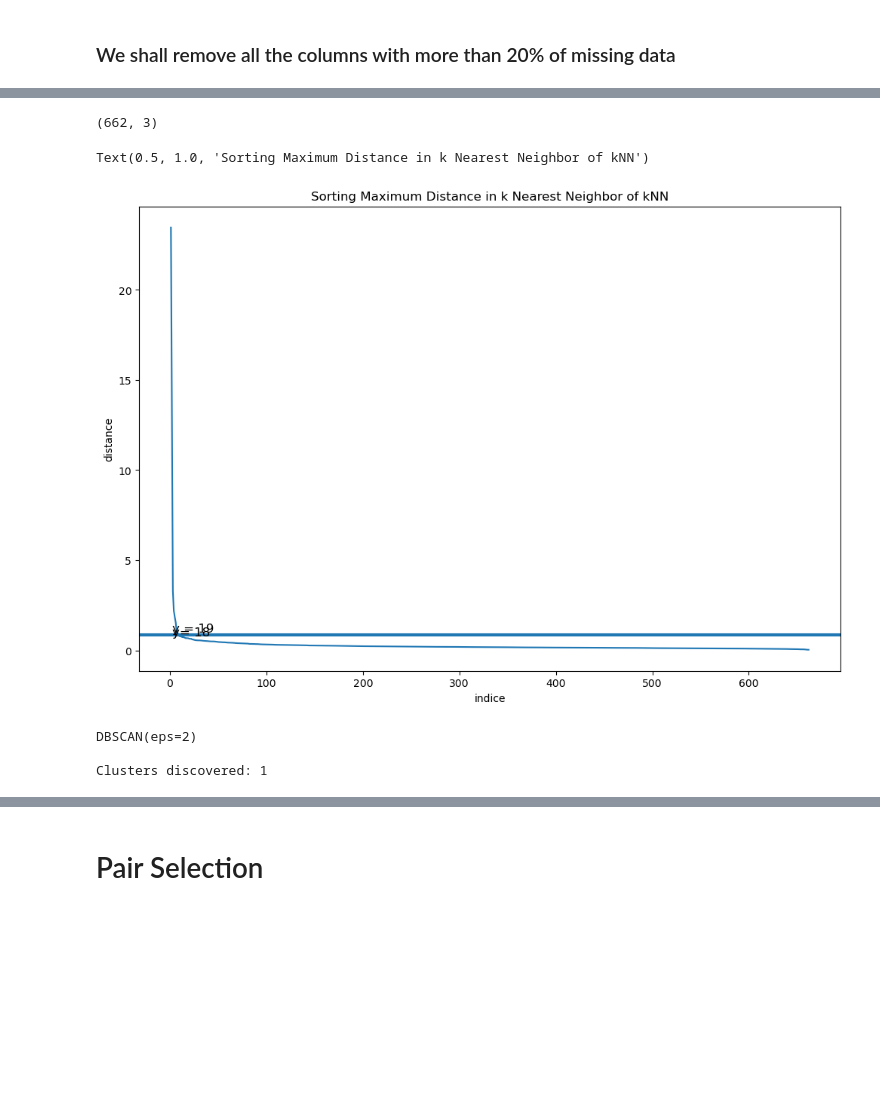
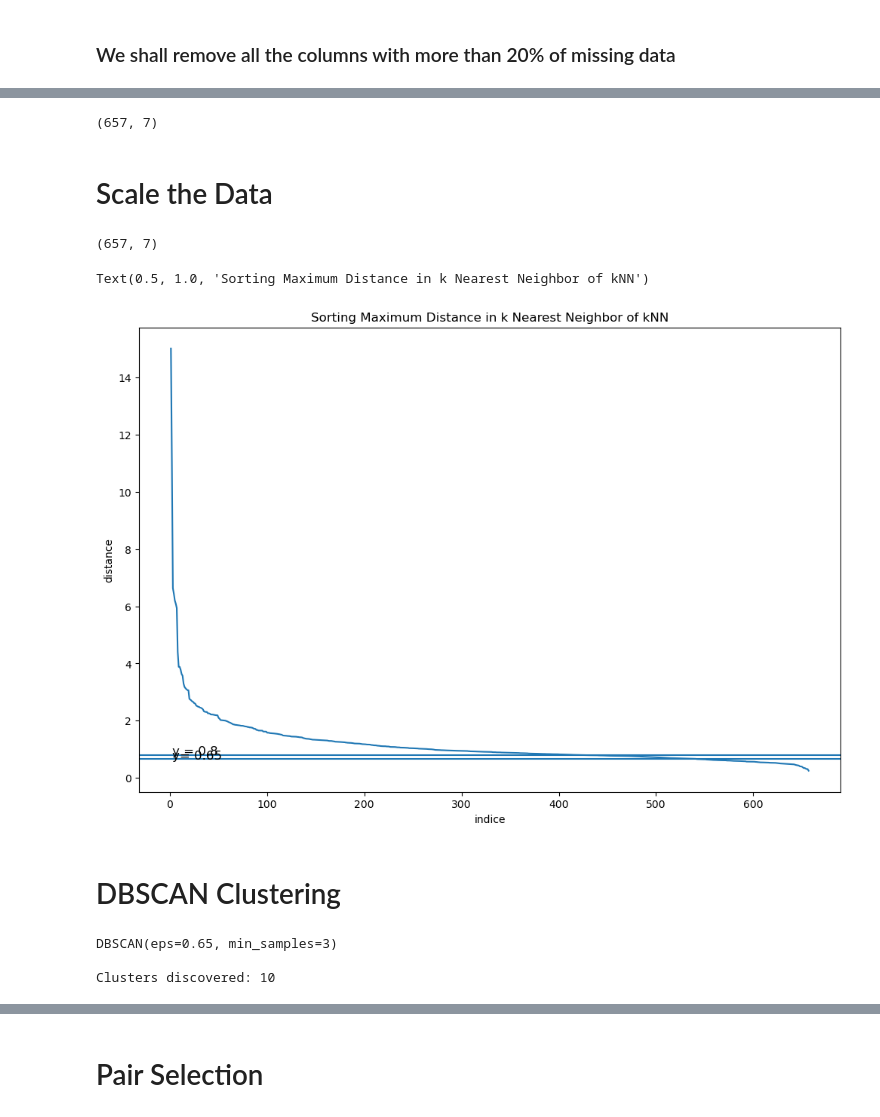
Before and after one commit to ktrung1709/Pair-Trading-Analysis, a Jupyter notebook: Pair Trading - PCA and DBSCAN.ipynb, the cells around one changed output, grey strips where cells are left out. Cells and saved outputs as stored; diff of their text form; code cells hidden in the pictures; blank space fills up the shorter version.

```diff
--- a/Pair Trading - PCA and DBSCAN.ipynb
+++ b/Pair Trading - PCA and DBSCAN.ipynb
@@ -221,8 +222,8 @@ returns.head()
 # Importing PCA
 from sklearn.decomposition import PCA
 
-# Let's say, components = 3
-N_PRIN_COMPONENTS = 3
+# Let's say, components = 5
+N_PRIN_COMPONENTS = 5
 pca = PCA(n_components=N_PRIN_COMPONENTS)
 pca.fit(returns)
 # %% [output]
@@ -233,0 +245,11 @@ pca.components_.T.shape
+# %%
+import numpy as np
+
+#Calculate returns and create a data frame
+returns1 = data.pct_change().mean()*249
+returns1 = pd.DataFrame(returns1)
+returns1.columns = ['mean returns']
+
+#Calculate the volatility
+returns1['volatility'] = data.pct_change().std()*np.sqrt(249)
+print(returns1)
@@ -234,39 +272,54 @@ pca.components_.T.shape
+# %%
+X = np.hstack((pca.components_.T, returns1))
+print(X.shape)
+# %% [output]
+(657, 7)
+# %%
+%%HTML
+<h1>Scale the Data</h1>
+# %% [output]
+Scale the Data
 # %%
 from sklearn import preprocessing
 
-X = preprocessing.StandardScaler().fit_transform(pca.components_.T)
+X = preprocessing.StandardScaler().fit_transform(X)
 print(X.shape)
 # %% [output]
-(662, 3)
+(657, 7)
 # %%
 from sklearn.neighbors import NearestNeighbors
 import matplotlib.pyplot as plt
 # Xây dựng mô hình k-Means với k=3
 neighbors = 3
 nbrs = NearestNeighbors(n_neighbors=neighbors ).fit(X)
 
 # Ma trận khoảng cách distances: (N, k)
 distances, indices = nbrs.kneighbors(X)
 
 # Lấy ra khoảng cách xa nhất từ phạm vi láng giềng của mỗi điểm và sắp xếp theo thứ tự giảm dần.
 distance_desc = sorted(distances[:, neighbors-1], reverse=True)
 
 # Vẽ biểu đồ khoảng cách xa nhất ở trên theo thứ tự giảm dần
 plt.figure(figsize=(12, 8))
 plt.plot(list(range(1,len(distance_desc )+1)), distance_desc)
-plt.axhline(y=0.9)
-plt.text(2, 0.8, 'y= 18', fontsize=12)
+plt.axhline(y=0.65)
+plt.text(2, 0.65, 'y= 0.65', fontsize=12)
 plt.axhline(y=0.8)
-plt.text(2, 1,'y = 19', fontsize=12)
+plt.text(2, 0.8,'y = 0.8', fontsize=12)
 plt.ylabel('distance')
 plt.xlabel('indice')
 plt.title('Sorting Maximum Distance in k Nearest Neighbor of kNN')
 # %% [output]
 Text(0.5, 1.0, 'Sorting Maximum Distance in k Nearest Neighbor of kNN')
-[figure, old version]
+[figure, new version]
+# %%
+%%HTML
+<h1>DBSCAN Clustering</h1>
+# %% [output]
+DBSCAN Clustering
 # %%
 from sklearn.cluster import KMeans, DBSCAN
-clf = DBSCAN(eps=2, min_samples=5)
+clf = DBSCAN(eps=0.65, min_samples=3)
 print(clf)
 
 clf.fit(X)
@@ -276,9 +329,9 @@ print ("\nClusters discovered: %d" % n_clusters_)
 
 clustered = clf.labels_
 # %% [output]
-DBSCAN(eps=2)
+DBSCAN(eps=0.65, min_samples=3)
 
-Clusters discovered: 1
+Clusters discovered: 10
 # %%
 from sklearn import metrics
 print("dbscan", metrics.silhouette_score(X, clf.labels_, metric='euclidean'))
```
Also changed, not shown: parts of 26 cells of this notebook, 2 other files.
